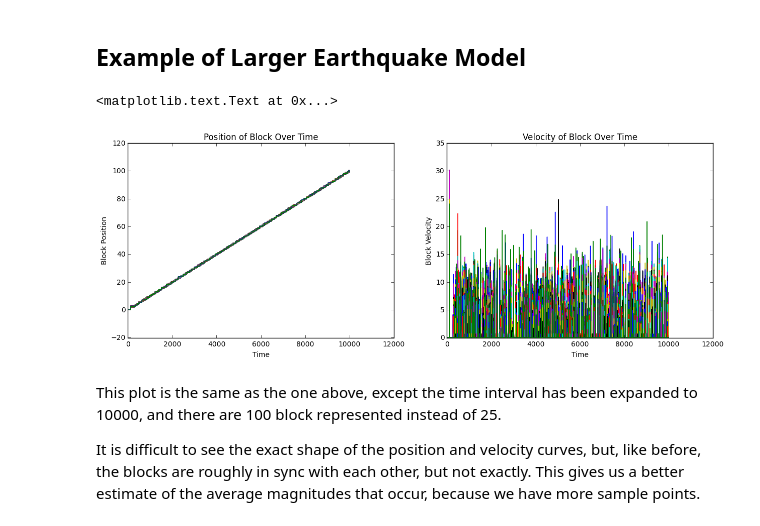
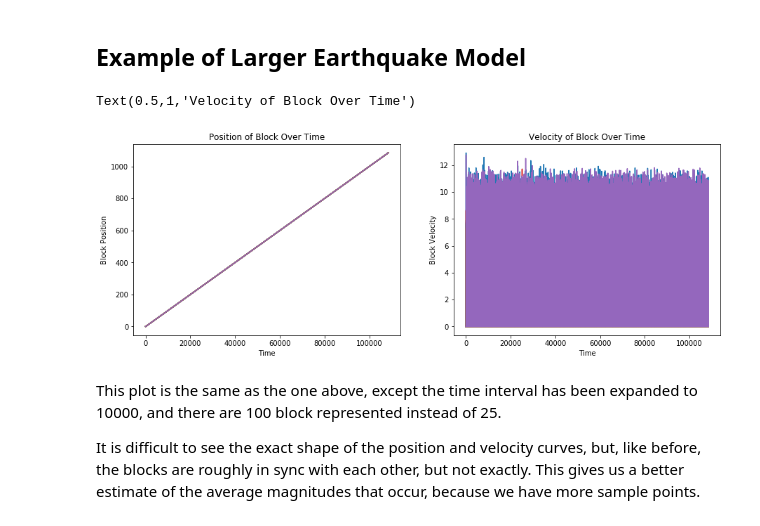
Before and after one commit to aMartin6/Final_Project, a Jupyter notebook: Final_Project.ipynb, the cells around one changed output. Drawn from its saved outputs; the diff is of its cells as text; code cells hidden in the pictures.

Commit message:
Transfer adaptive method to Euler calculation

```diff
--- a/Final_Project.ipynb
+++ b/Final_Project.ipynb
@@ -271,9 +377,14 @@ earthquake = eulerCoupled (blockMotion, 2, blockPositions, vBlock, blockNum, tim
+# %%
+# Calculates earthquake postition and velocity over the given time range
+earthquake = eulerCoupledAdaptive (blockMotion, 2, blockPositions, vBlock, blockNum, timeStepLong,\
+                           timeStepShort, maxTimeSteps, minBLockV, kp, kc, mass, F0, v0, vf)
 # %%
+# Sets up new array for plotting
 earthquakePlot = np.copy(earthquake)
 
 # Normalizes block positions relative to their equilibrium positions
 for n in range(1, blockNum + 1):
-    for m in range(0, timeSteps + 1):
+    for m in range(0, maxTimeSteps):
         earthquakePlot[m,n] += -n + 1
 
 plt.figure(figsize = (15,5))
@@ -281,7 +392,7 @@ plt.figure(figsize = (15,5))
 # Plots all of the block positions on the same plot
 plt.subplot(121)
 for i in range (1, blockNum + 1):
-    plt.plot(earthquakePlot[:,0], earthquakePlot[:, i])
+    plt.plot(earthquakePlot[:, 0], earthquakePlot[:, i])
 plt.xlabel("Time")
 plt.ylabel("Block Position")
 plt.title("Position of Block Over Time")
@@ -322,7 +433,6 @@ This is an example of a scatter plot that represents the magnitude of each earth
 blockPositions = [] # Array to contain random block positions
 testBlockPositions = [] #Test array with set block positions
 averageSpacing = 1 # Average spacing between blocks
-timeInterval = (0,10000)
 kp = 40 # Leaf spring constant
 kc = 250 # Spring constant between blocks
 mass = 1 # Mass of blocks
@@ -330,45 +440,50 @@ F0 = 50 # Static friction force
 v0 = 0.01 # Velocity of the top plate
 vBlock = 0 # Initial velocity of blocks
 vf = 1.0 # Friction coefficient
-blockNum = 100 # Number of blocks
-timeSteps = 500000
+blockNum = 25 # Number of blocks
+maxTimeSteps = 5000000 # Total number of timesteps to be calculated
+minBLockV = 1e-8 # Velocity at which small timestep will kick in
+timeStepShort = 0.005 # More presice timestep
+timeStepLong = 1 # Less precice timestep
 variation = 0.001 # Variation in distance between blocks
 
 # Calculates inital block positions
 for n in range(0, blockNum + 1):
     blockPositions.append(n * averageSpacing + (random.random() - 0.5) * 2 * variation)
     testBlockPositions.append(n)
-
-earthquakeBig = eulerCoupled (blockMotion, 2, blockPositions, vBlock, blockNum, timeInterval, timeSteps,\
-                            kp, kc, mass, F0, v0, vf)
+# %%
+# Calculates earthquake postition and velocity over the given time range
+earthquake = eulerCoupledAdaptive (blockMotion, 2, blockPositions, vBlock, blockNum, timeStepLong,\
+                           timeStepShort, maxTimeSteps, minBLockV, kp, kc, mass, F0, v0, vf)
 # %%
-earthquakePlot = np.copy(earthquakeBig)
+# Sets up new array for plotting
+earthquakePlot = np.copy(earthquake)
 
 # Normalizes block positions relative to their equilibrium positions
 for n in range(1, blockNum + 1):
-    for m in range(0, timeSteps + 1):
+    for m in range(0, maxTimeSteps):
         earthquakePlot[m,n] += -n + 1
 
 plt.figure(figsize = (15,5))
 
 # Plots all of the block positions on the same plot
 plt.subplot(121)
 for i in range (1, blockNum + 1):
-    plt.plot(earthquakePlot[:,0], earthquakePlot[:, i])
+    plt.plot(earthquakePlot[:, 0], earthquakePlot[:, i])
 plt.xlabel("Time")
 plt.ylabel("Block Position")
 plt.title("Position of Block Over Time")
 
 # Plots all of the block velocities on the same plot
 plt.subplot(122)
 for i in range (0, blockNum):
     plt.plot(earthquakePlot[:,0], earthquakePlot[:, blockNum + i + 1])
 plt.xlabel("Time")
 plt.ylabel("Block Velocity")
 plt.title("Velocity of Block Over Time")
 # %% [output]
-<matplotlib.text.Text at 0x...>
+Text(0.5,1,'Velocity of Block Over Time')
-[figure, old version]
+[figure, new version]
 # %% [markdown]
 This plot is the same as the one above, except the time interval has been expanded to 10000, and there are 100 block represented instead of 25.
 
```
Also changed, not shown: parts of 8 cells of this notebook.
